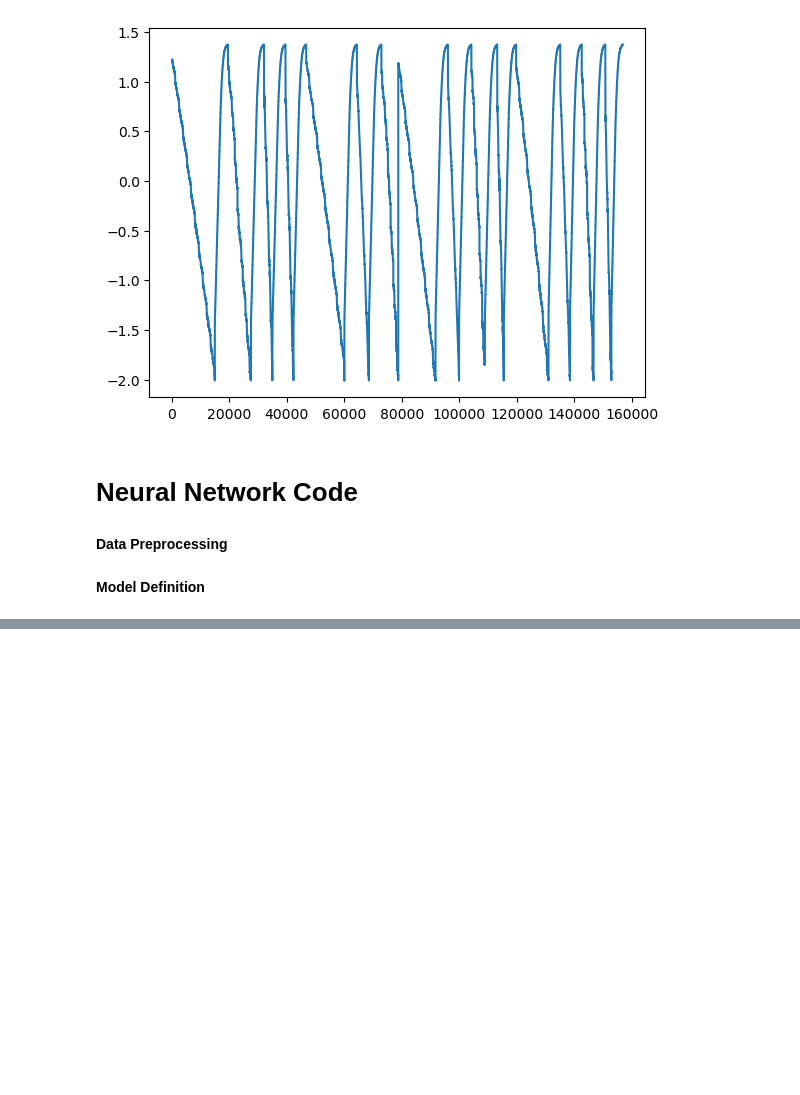
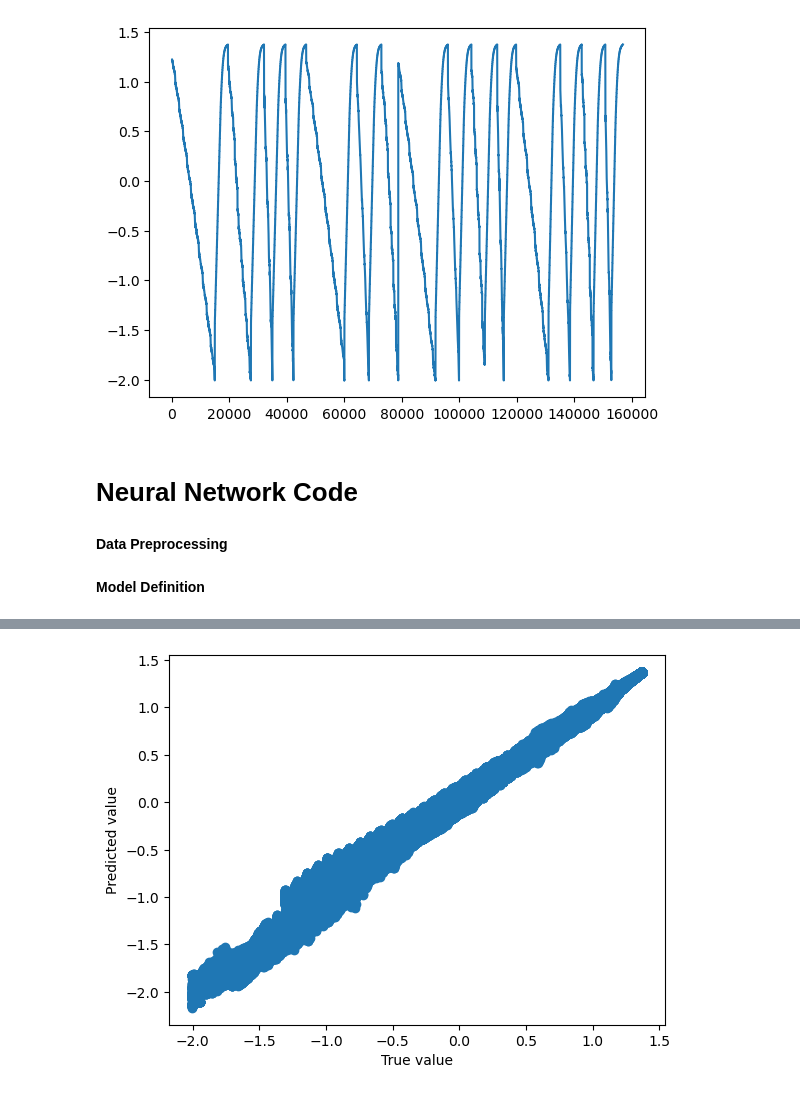
Before and after one commit to sanitbhatkar/Battery, a Jupyter notebook: SOC with Neural Networks/LG battery/Folder and File List.ipynb, the cells around one changed output, grey strips where cells are left out. Cells and saved outputs as stored; diff of their text form; code cells hidden in the pictures; blank space fills up the shorter version.

```diff
--- a/SOC with Neural Networks/LG battery/Folder and File List.ipynb
+++ b/SOC with Neural Networks/LG battery/Folder and File List.ipynb
@@ -237,7 +240,9 @@ __Data Preprocessing__
 # %%
 train_data = train_norm.drop(['SoC Percentage'], axis = 1)
 test_data = test_norm.drop(['SoC Percentage'], axis = 1)
+
 train_label = train_norm['SoC Percentage']
+test_label = test_norm['SoC Percentage']
 # %%
 # Reshaping the array
 
@@ -246,6 +251,14 @@ train_reshaped = train_reshaped.reshape((np.array(train_reshaped).shape[0],np.ar
 
 train_label_reshaped = np.array(train_label)
 train_label_reshaped = train_label_reshaped.reshape((np.array(train_reshaped).shape[0],1,1))
+# %%
+# Reshaping the array
+
+test_reshaped = np.array(test_data)
+test_reshaped = test_reshaped.reshape((np.array(test_reshaped).shape[0],np.array(test_reshaped).shape[1],1))
+
+test_label_reshaped = np.array(test_label)
+test_label_reshaped = test_label_reshaped.reshape((np.array(test_reshaped).shape[0],1,1))
 # %% [markdown]
 __Model Definition__
 # %%
@@ -260,0 +318,8 @@ cnn_model = Sequential()
+# %%
+test_predict = cnn_model.predict(test_reshaped)
+plt.scatter(test_label_reshaped,test_predict)
+plt.xlabel('True value')
+plt.ylabel('Predicted value')
+plt.show()
+# %% [output]
+[figure, added]
```
Also changed, not shown: parts of 18 cells of this notebook, 1 other file.
